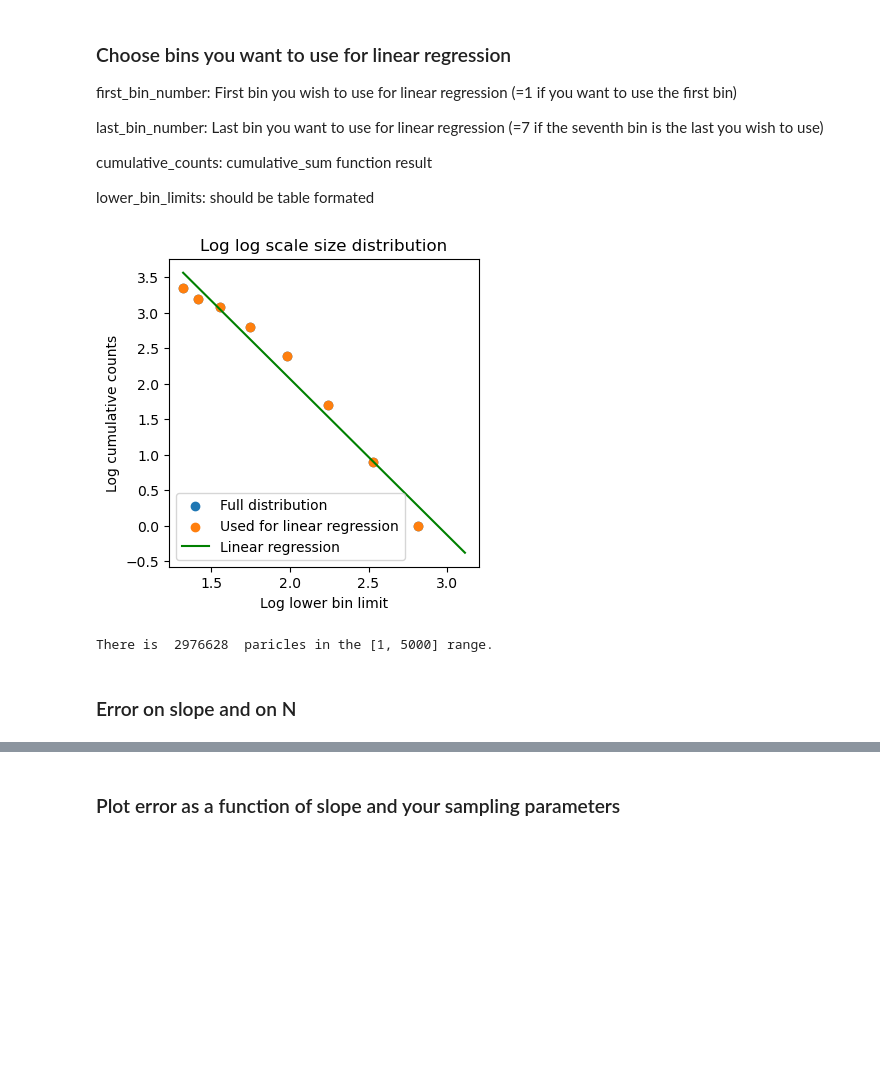
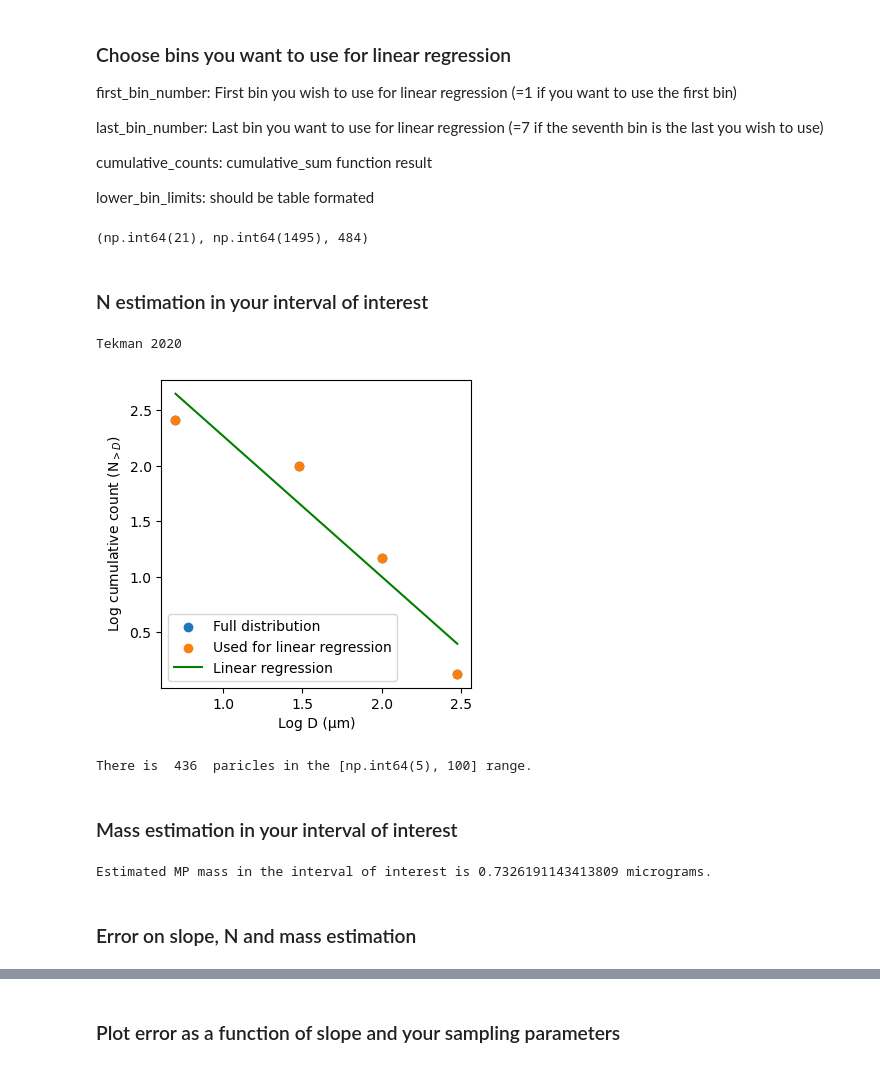
Before and after one commit to IGE-Microplastics/Nela-Dobiasova-2025-internship-results, a Jupyter notebook: Notebooks/7 - Template.ipynb, the cells around one changed output, grey strips where cells are left out. Drawn from its saved outputs; the diff is of its cells as text; code cells hidden in the pictures; blank space fills up the shorter version.

```diff
--- a/Notebooks/7 - Template.ipynb
+++ b/Notebooks/7 - Template.ipynb
@@ -68,10 +68,11 @@ def finding_N(first_bin,last_bin, cumulative_counts, lower_bin_limits, xmin, xma
     plt.scatter(log_bins,log_counts,marker='o',label='Full distribution')
     plt.scatter(log_bins_kept,log_counts_kept,marker='o',label='Used for linear regression')
     plt.plot(log_bins,slope_cumsum*log_bins+intercept_cumsum, label='Linear regression',color='green')
-    plt.xlabel('Log lower bin limit')
-    plt.ylabel("Log cumulative counts")
-    plt.title('Log log scale size distribution')
+    plt.xlabel('Log D (μm)')
+    plt.ylabel("Log cumulative count (N$_{>D}$)")
+    #plt.title('Log log scale size distribution')
     plt.legend()
+    plt.savefig('c.png',dpi=150)
     plt.show()
 
     # Computing N using cumulative sum slope & intercept
@@ -369,17 +435,16 @@ def error_plot(n_fixed, LOD_fixed, results_df):
 # %%
 # To be changed
 
-binned_data = pd.read_csv('Levermore2020_fragments.csv',sep=',')
+binned_data = pd.read_csv('Ueda25_binned_2step.csv',sep=',')
 print(binned_data)
 
-#binned_data.drop(index=binned_data.index[0:6], axis=0, inplace=True)
+#binned_data.drop(index=binned_data.index[0], axis=0, inplace=True)
 #binned_data.drop(index=binned_data.index[7], axis=1, inplace=True)
-#binned_data=binned_data.dropna()
+binned_data=binned_data.dropna()
 
-my_LOD_low = binned_data['Lower'][0]                                  # Lower limit of detection; smallest observed particle
-my_LOD_high = 656                                                     # Upper limit of detection; biggest observed particle
 interval_of_interest = [1,5000]                                       # Size range you are interessed in; for full MP range choose [1,5000]
-number_of_sampled_particles = 656                                     # Number of particles observed
 lower_bin_limits = binned_data['Lower']
-counts = binned_data['site D']
+upper_bin_limits = binned_data['Upper']
+counts = binned_data['site B']
+conc_reported = np.sum(counts)
 # %% [output]
@@ -418,16 +493,32 @@ lower_bin_limits: should be table formated
 # To be changed
 
 first_bin_number = 1
-last_bin_number = 8
+last_bin_number = 9
+# %%
+# Do not change
+
+my_LOD_low = lower_bin_limits.iloc[first_bin_number-1]                                   # Lower limit of detection; smallest observed particle
+my_LOD_high = upper_bin_limits.iloc[last_bin_number-1]                                     # Upper limit of detection; biggest observed particles
+number_of_sampled_particles = int(cumsum.iloc[first_bin_number-1])
+
+my_LOD_low, my_LOD_high, number_of_sampled_particles
+# %% [output]
+(np.int64(21), np.int64(1495), 484)
+# %% [markdown]
+### N estimation in your interval of interest
 # %%
 # Do not change
-
+print('Tekman 2020')
 N, slope, intercept=finding_N(first_bin=first_bin_number,last_bin=last_bin_number,
                             cumulative_counts=cumsum,
                             lower_bin_limits= lower_bin_limits,
                             xmin=interval_of_interest[0], xmax=interval_of_interest[1])
 
 print('There is ',N ,' paricles in the', interval_of_interest,'range.')
+N=245
 # %% [output]
+Tekman 2020
-[figure, old version]
+[figure, new version]
-There is  2976628  paricles in the [1, 5000] range.
+There is  436  paricles in the [np.int64(5), 100] range.
+# %% [markdown]
+### Mass estimation in your interval of interest
@@ -434,5 +531,15 @@ There is  2976628  paricles in the [1, 5000] range.
+# %%
+all_samplings = []
+for i in range(sampling_campaigns):
+    mass_distribution=simulated_sampling_mass(xmin_ss=interval_of_interest[0], xmax_ss=interval_of_interest[1], N_ss = N, b_ss=slope, MP_type=MP_shape,r=fibers_radius)
+    all_samplings.append(np.sum(mass_distribution))
+Mass = np.mean(all_samplings)
+
+print('Estimated MP mass in the interval of interest is', Mass, 'micrograms.')
+# %% [output]
+Estimated MP mass in the interval of interest is 0.7326191143413809 micrograms.
 # %% [markdown]
-### Error on slope and on N
+### Error on slope, N and mass estimation
 # %%
 # Can be changed
 
```
Also changed, not shown: parts of 18 cells of this notebook, 4 other files.
